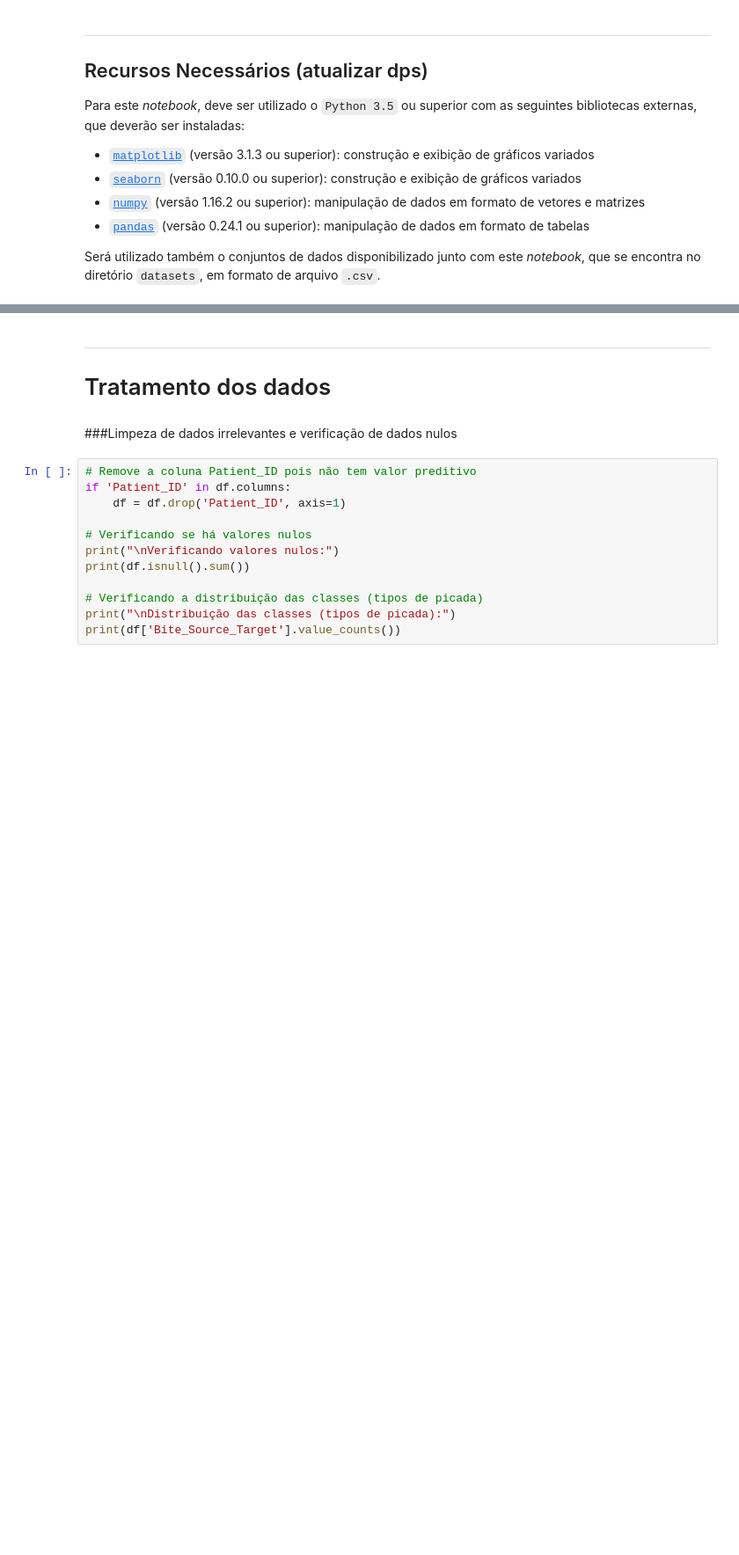
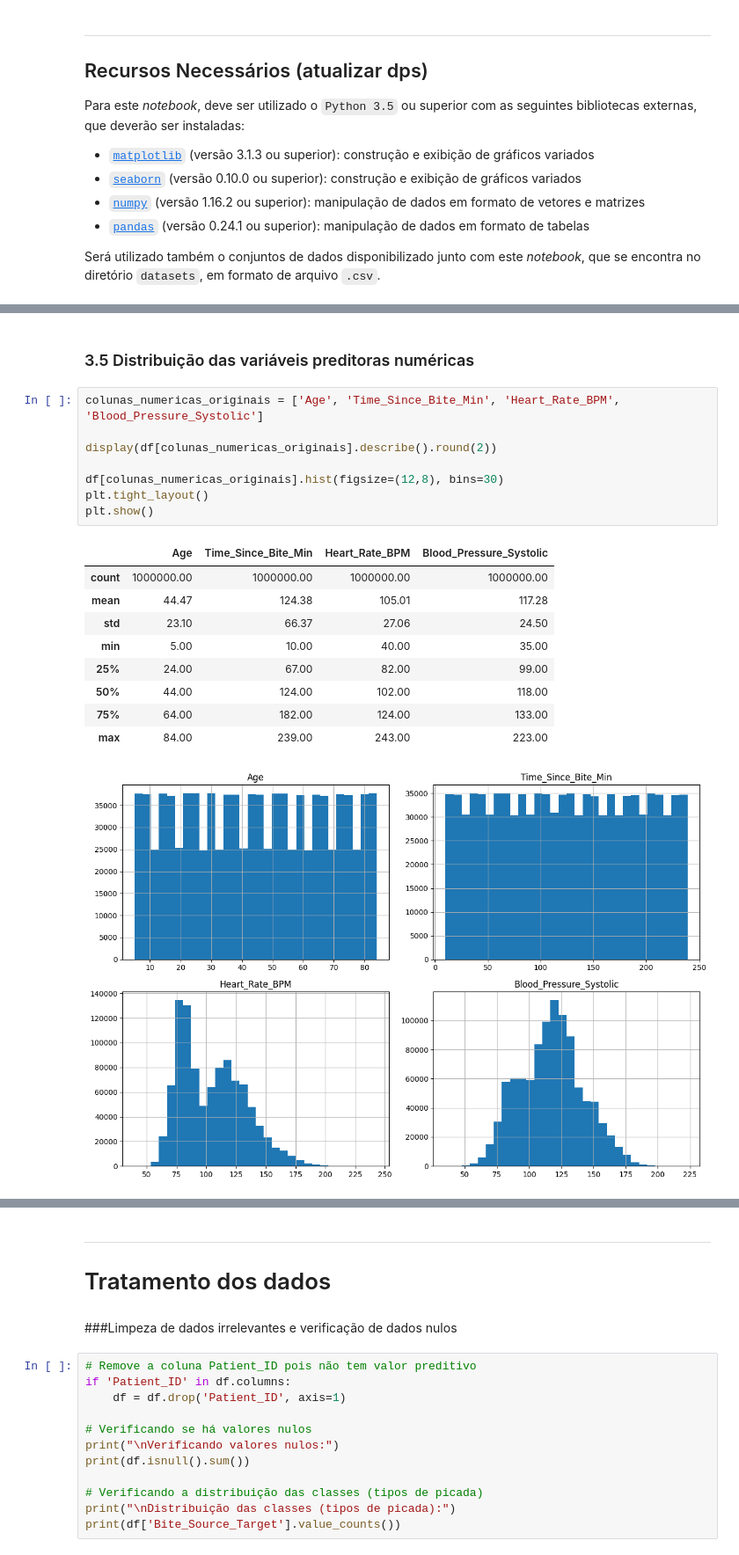
Before and after one commit to imnicolle/triage-venomous-bites, a Jupyter notebook: ProjetoFundamentosDeIA.ipynb, the cells around one changed output, grey strips where cells are left out. Shown at 88% size. Cells and saved outputs as stored; diff of their text form; blank space fills up the shorter version.

```diff
--- a/ProjetoFundamentosDeIA.ipynb
+++ b/ProjetoFundamentosDeIA.ipynb
@@ -99,0 +220,21 @@ Parquet encontrado, dataset carregado de: dataset/silent_sting_triage_data.parqu
+# %% [markdown]
+### 3.5 Distribuição das variáveis preditoras numéricas
+# %%
+colunas_numericas_originais = ['Age', 'Time_Since_Bite_Min', 'Heart_Rate_BPM', 'Blood_Pressure_Systolic']
+
+display(df[colunas_numericas_originais].describe().round(2))
+
+df[colunas_numericas_originais].hist(figsize=(12,8), bins=30)
+plt.tight_layout()
+plt.show()
+# %% [output]
+|  | Age | Time_Since_Bite_Min | Heart_Rate_BPM | Blood_Pressure_Systolic |
+| count | 1000000.00 | 1000000.00 | 1000000.00 | 1000000.00 |
+| mean | 44.47 | 124.38 | 105.01 | 117.28 |
+| std | 23.10 | 66.37 | 27.06 | 24.50 |
+| min | 5.00 | 10.00 | 40.00 | 35.00 |
+| 25% | 24.00 | 67.00 | 82.00 | 99.00 |
+| 50% | 44.00 | 124.00 | 102.00 | 118.00 |
+| 75% | 64.00 | 182.00 | 124.00 | 133.00 |
+| max | 84.00 | 239.00 | 243.00 | 223.00 |
+[figure, added]
```
Also changed, not shown: parts of 32 cells of this notebook.
